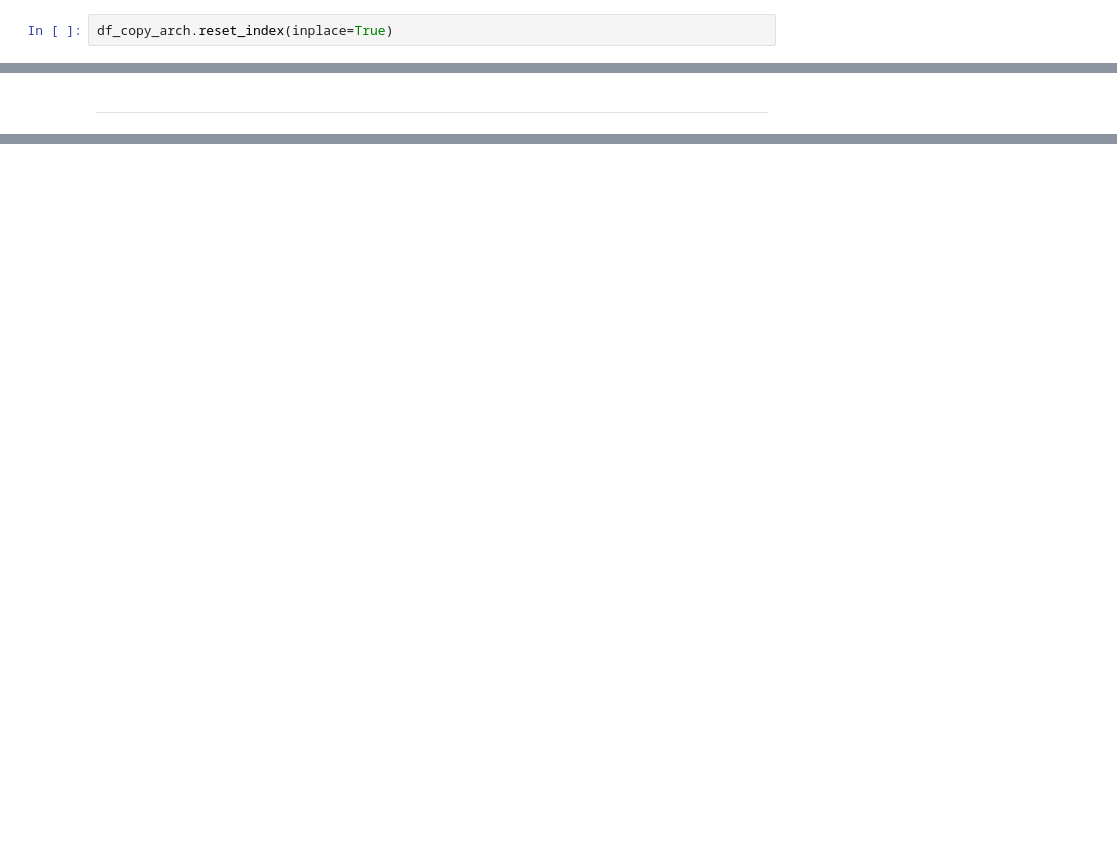
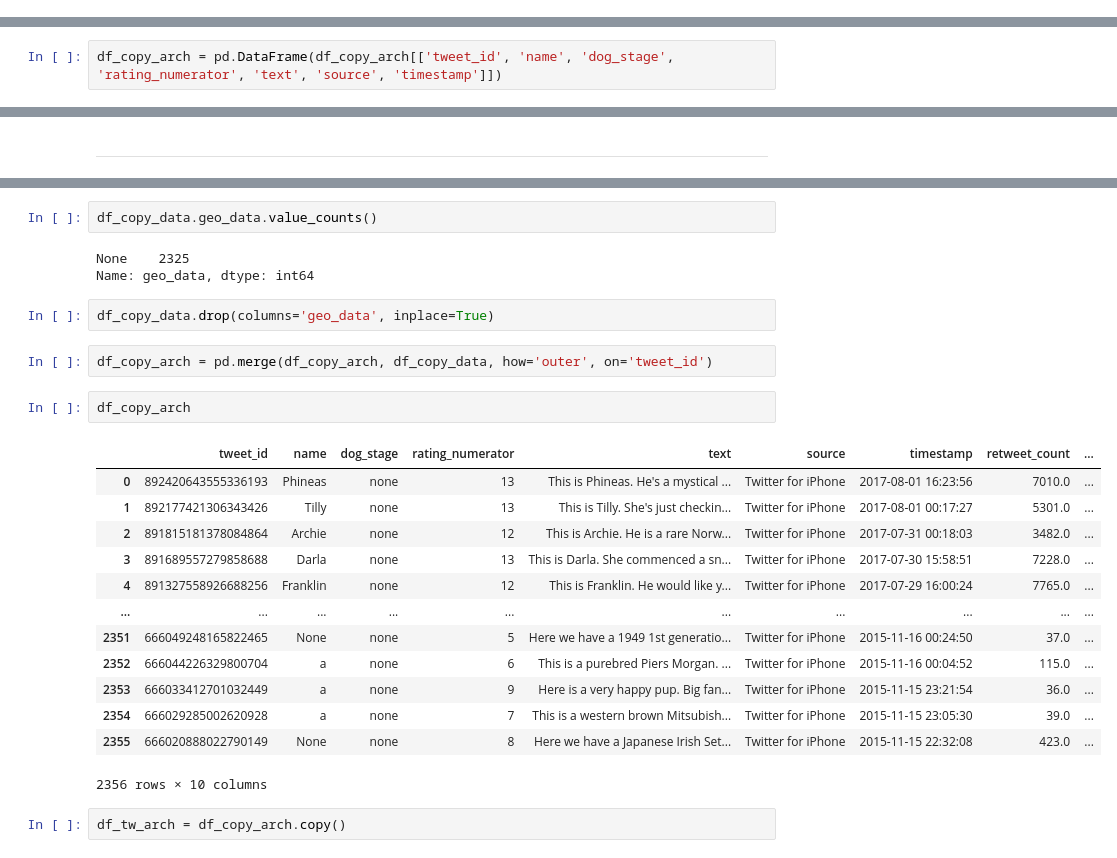
Before and after one commit to kurosakiaduma/weratedogs, a Jupyter notebook: wrangle_act.ipynb, the cells around one changed output, grey strips where cells are left out. Drawn from its saved outputs; the diff is of its cells as text; blank space fills up the shorter version.

```diff
--- a/wrangle_act.ipynb
+++ b/wrangle_act.ipynb
@@ -717,8 +710,6 @@ df_copy_arch.head()
 | 4 | 891327558926688256 | 2017-07-29 16:00:24 | Twitter for iPhone | This is Franklin. He would like y... | 12 | 10 | Franklin | none |
 # %% [markdown]
 ##### Test
-# %%
-df_copy_arch.reset_index(inplace=True)
 # %%
 df_copy_arch.rating_numerator[0]
 # %% [output]
@@ -784,3 +778,5 @@ df_copy_arch.head()
 | 2 | 891815181378084864 | 2017-07-31 00:18:03 | Twitter for iPhone | This is Archie. He is a rare Norw... | 12 | 10 | Archie | none |
 | 3 | 891689557279858688 | 2017-07-30 15:58:51 | Twitter for iPhone | This is Darla. She commenced a sn... | 13 | 10 | Darla | none |
 | 4 | 891327558926688256 | 2017-07-29 16:00:24 | Twitter for iPhone | This is Franklin. He would like y... | 12 | 10 | Franklin | none |
+# %%
+df_copy_arch = pd.DataFrame(df_copy_arch[['tweet_id', 'name', 'dog_stage', 'rating_numerator', 'text', 'source', 'timestamp']])
@@ -798,0 +847,27 @@ See the caveats in the documentation: https://pandas.pydata.org/pandas-docs/stab
+# %%
+df_copy_data.geo_data.value_counts()
+# %% [output]
+None    2325
+Name: geo_data, dtype: int64
+# %%
+df_copy_data.drop(columns='geo_data', inplace=True)
+# %%
+df_copy_arch = pd.merge(df_copy_arch, df_copy_data, how='outer', on='tweet_id')
+# %%
+df_copy_arch
+# %% [output]
+|  | tweet_id | name | dog_stage | rating_numerator | text | source | timestamp | retweet_count | ... |
+| 0 | 892420643555336193 | Phineas | none | 13 | This is Phineas. He's a mystical ... | Twitter for iPhone | 2017-08-01 16:23:56 | 7010.0 | ... |
+| 1 | 892177421306343426 | Tilly | none | 13 | This is Tilly. She's just checkin... | Twitter for iPhone | 2017-08-01 00:17:27 | 5301.0 | ... |
+| 2 | 891815181378084864 | Archie | none | 12 | This is Archie. He is a rare Norw... | Twitter for iPhone | 2017-07-31 00:18:03 | 3482.0 | ... |
+| 3 | 891689557279858688 | Darla | none | 13 | This is Darla. She commenced a sn... | Twitter for iPhone | 2017-07-30 15:58:51 | 7228.0 | ... |
+| 4 | 891327558926688256 | Franklin | none | 12 | This is Franklin. He would like y... | Twitter for iPhone | 2017-07-29 16:00:24 | 7765.0 | ... |
+| ... | ... | ... | ... | ... | ... | ... | ... | ... | ... |
+| 2351 | 666049248165822465 | None | none | 5 | Here we have a 1949 1st generatio... | Twitter for iPhone | 2015-11-16 00:24:50 | 37.0 | ... |
+| 2352 | 666044226329800704 | a | none | 6 | This is a purebred Piers Morgan. ... | Twitter for iPhone | 2015-11-16 00:04:52 | 115.0 | ... |
+| 2353 | 666033412701032449 | a | none | 9 | Here is a very happy pup. Big fan... | Twitter for iPhone | 2015-11-15 23:21:54 | 36.0 | ... |
+| 2354 | 666029285002620928 | a | none | 7 | This is a western brown Mitsubish... | Twitter for iPhone | 2015-11-15 23:05:30 | 39.0 | ... |
+| 2355 | 666020888022790149 | None | none | 8 | Here we have a Japanese Irish Set... | Twitter for iPhone | 2015-11-15 22:32:08 | 423.0 | ... |
+2356 rows × 10 columns
+# %%
+df_tw_arch = df_copy_arch.copy()
```
Also changed, not shown: parts of 21 cells of this notebook.
